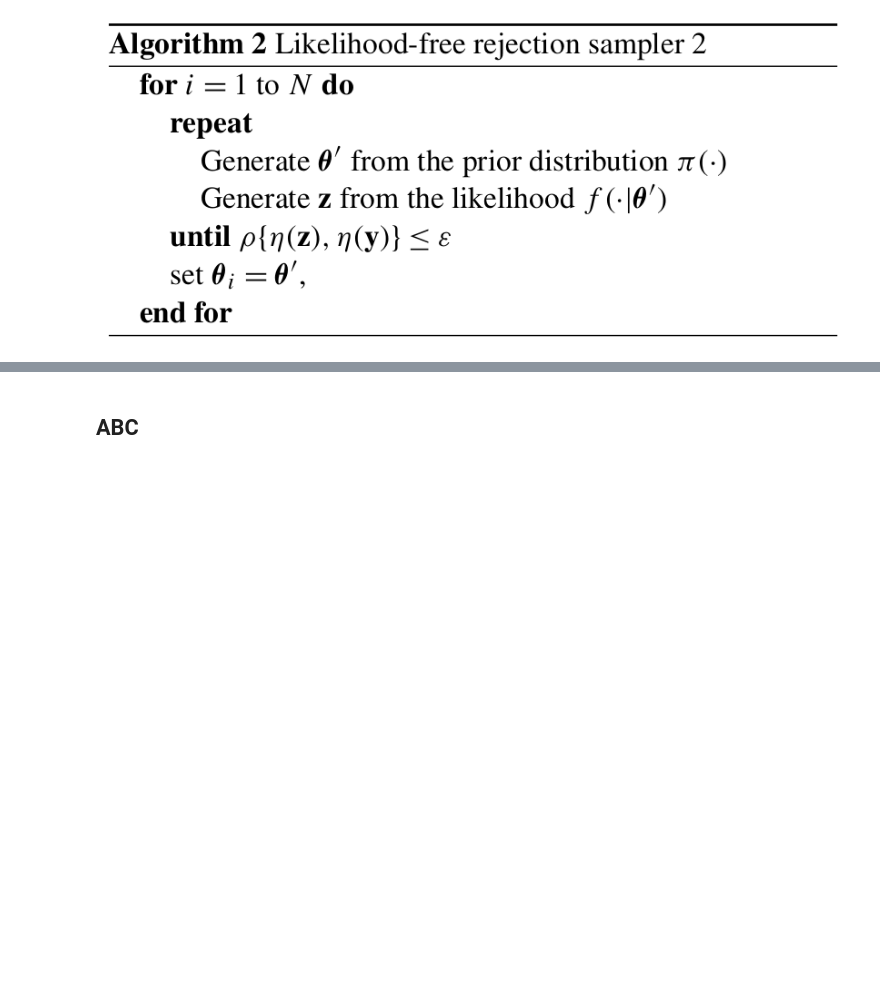
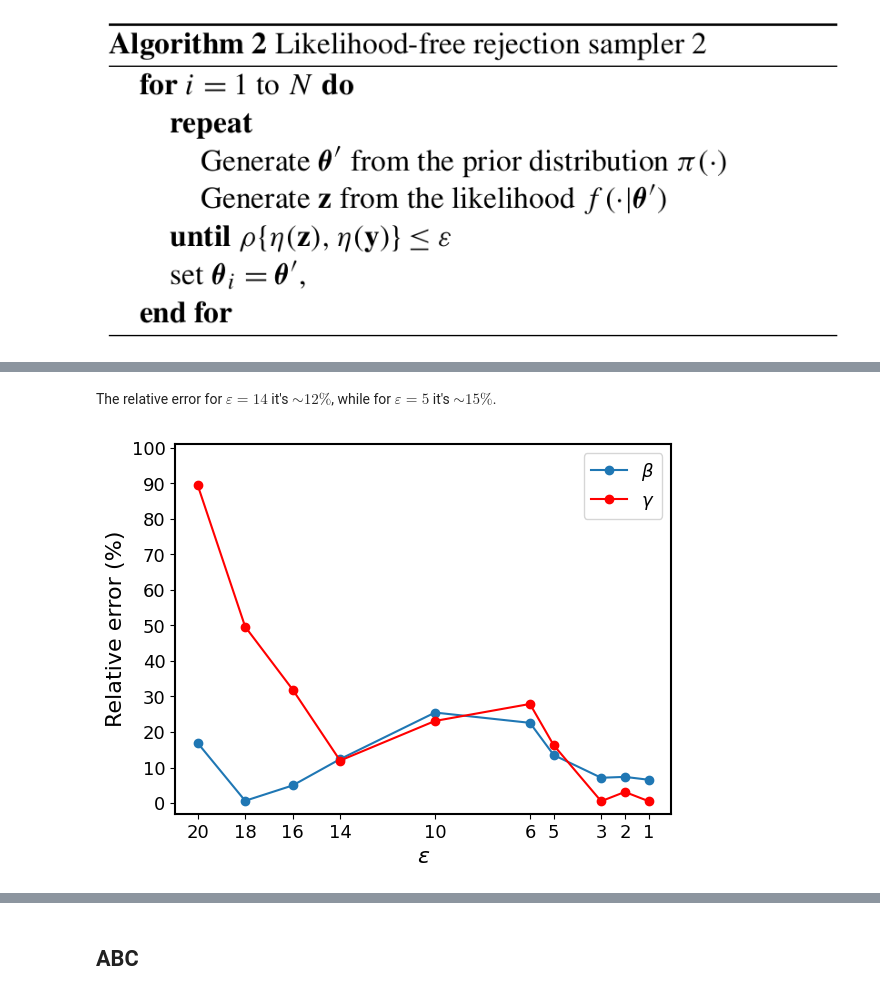
Before and after one commit to Berto70/abc_sir, a Jupyter notebook: final_notebook.ipynb, the cells around one changed output, grey strips where cells are left out. Cells and saved outputs as stored; diff of their text form; code cells hidden in the pictures; blank space fills up the shorter version.

```diff
--- a/final_notebook.ipynb
+++ b/final_notebook.ipynb
@@ -123,0 +138,6 @@ void distance(int N, int ndays, int *obs_S, int *obs_I, int *obs_R,
+# %% [markdown]
+The relative error for $\varepsilon = 14$ it's $\sim 12\%$, while for $\varepsilon = 5$ it's $\sim 15\%$.
+# %%
+Image.open('./py_code/plot/rel_error.png')
+# %% [output]
+[figure, added]
```
Also changed, not shown: parts of 9 cells of this notebook.
